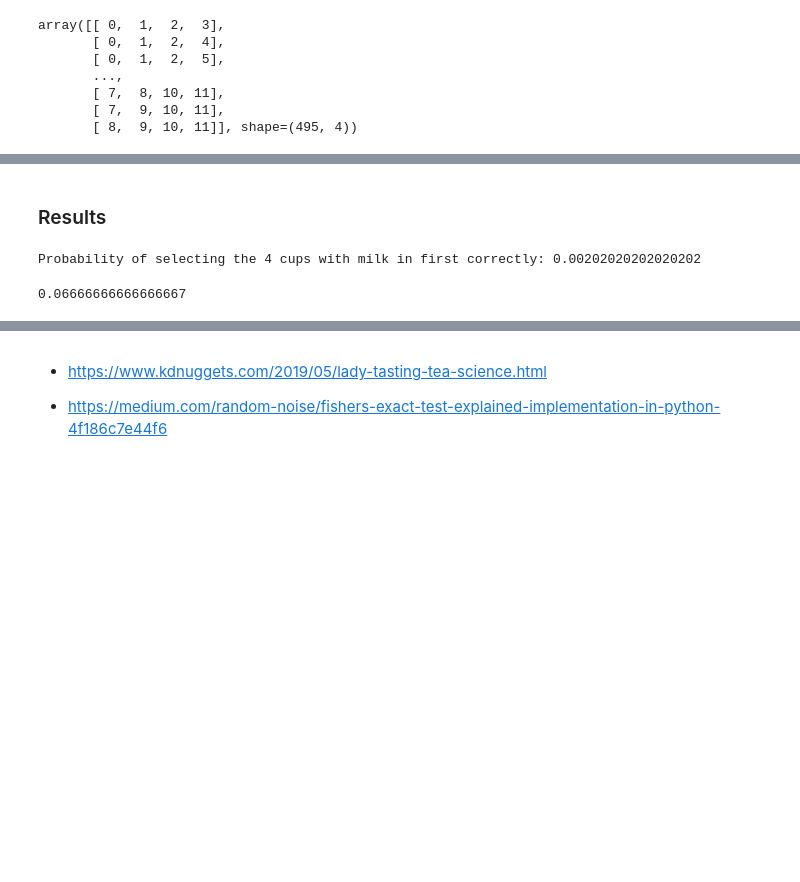
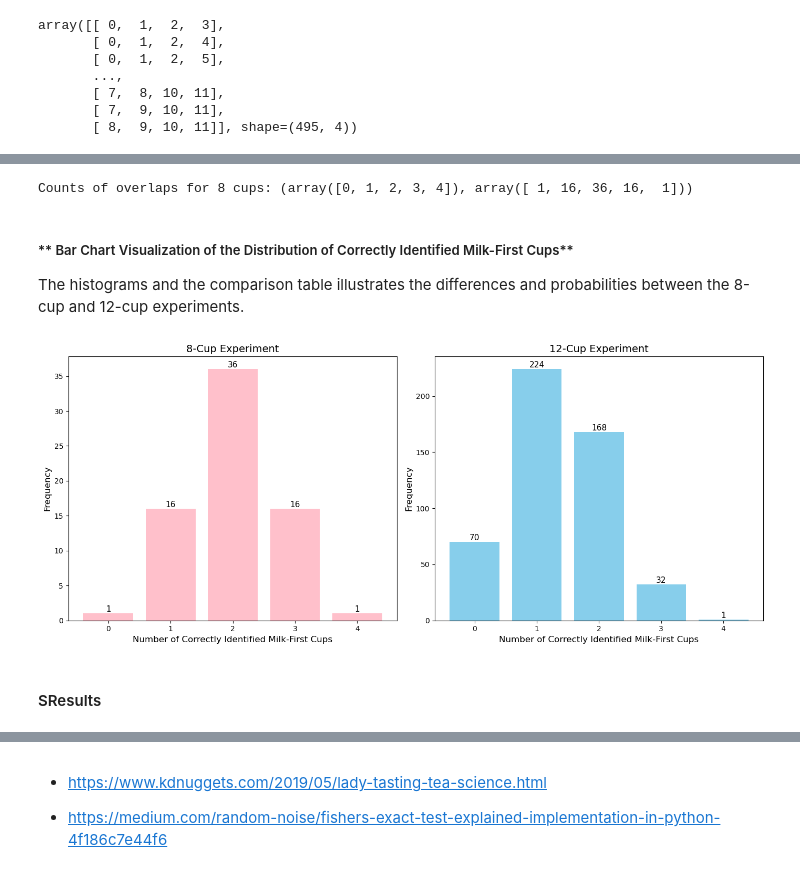
Before and after one commit to Gtalen/applied-statistics, a Jupyter notebook: problems.ipynb, the cells around one changed output, grey strips where cells are left out. Drawn from its saved outputs; the diff is of its cells as text; code cells hidden in the pictures; blank space fills up the shorter version.

```diff
--- a/problems.ipynb
+++ b/problems.ipynb
@@ -289,0 +260,4 @@ EVIDENCE
+# %%
+total_8_cups = 8
+milk_first_8 = 4
+tea_first_8 = 4
@@ -289,0 +291,9 @@ EVIDENCE
+# %%
+ # Randomly select milk-first cups
+milk_labels_8 = sorted(random.sample(labels_8, milk_first_8))
+
+# set the milk labels as a set
+milk_labels_set_8 = set(milk_labels_8)
+
+# print
+print("Labels for cups with milk in first (8 cups):", milk_labels_8)
@@ -290,17 +337,51 @@ EVIDENCE
+# %%
+# counts of overlaps for 8 cups
+counts_8 = np.unique(no_milk_label_overlap_8, return_counts=True)
+
+# print
+print("Counts of overlaps for 8 cups:", counts_8)
+# %% [output]
+Counts of overlaps for 8 cups: (array([0, 1, 2, 3, 4]), array([ 1, 16, 36, 16,  1]))
+# %% [markdown]
+##### ** Bar Chart Visualization of the Distribution of Correctly Identified Milk-First Cups**
+
+The histograms and the comparison table illustrates the differences and probabilities between the 8-cup and 12-cup experiments.
+# %%
+# Plotting histograms for 8-cup and 12-cup experiments
+# Create subplots
+fig, axs = plt.subplots(1, 2, figsize=(14,6))
+
+# --- 8-cup histogram ---
+bars_8 = axs[0].bar(counts_8[0], counts_8[1], color='pink')
+axs[0].set_xlabel('Number of Correctly Identified Milk-First Cups', fontsize=12)
+axs[0].set_ylabel('Frequency', fontsize=12)
+axs[0].set_title('8-Cup Experiment', fontsize=14)
+
+for bar in bars_8:
+    height = bar.get_height()
+    axs[0].text(bar.get_x() + bar.get_width()/2,
+                height,
+                str(int(height)),
+                ha='center', va='bottom', fontsize=11)
+    # print(bar.get_height())
+
+# --- 12-cup histogram ---
+bars_12 = axs[1].bar(counts_12[0], counts_12[1], color='skyblue')
+axs[1].set_xlabel('Number of Correctly Identified Milk-First Cups', fontsize=12)
+axs[1].set_ylabel('Frequency', fontsize=12)
+axs[1].set_title('12-Cup Experiment', fontsize=14)
+
+for bar in bars_12:
+    height = bar.get_height()
+    axs[1].text(bar.get_x() + bar.get_width()/2,
+                height,
+                str(int(height)),
+                ha='center', va='bottom', fontsize=11)
+    # print(bar.get_height())
+
+plt.tight_layout()
+plt.show()
+# %% [output]
+[figure, added]
 # %% [markdown]
-### Results
+#### SResults
-# %%
-# Probability of selecting the 4 cups with milk in first correctly
-probability_correct_selection = 1 / total_combinations
-
-# print
-print("Probability of selecting the 4 cups with milk in first correctly:", probability_correct_selection)
-# %% [output]
-Probability of selecting the 4 cups with milk in first correctly: 0.00202020202020202
-# %%
-# Probability of selecting at least 3 cups with milk in first
-probability_at_least_3 = (32+1) / total_combinations
-# show
-probability_at_least_3
-# %% [output]
-0.06666666666666667
```
Also changed, not shown: parts of 57 cells of this notebook.
